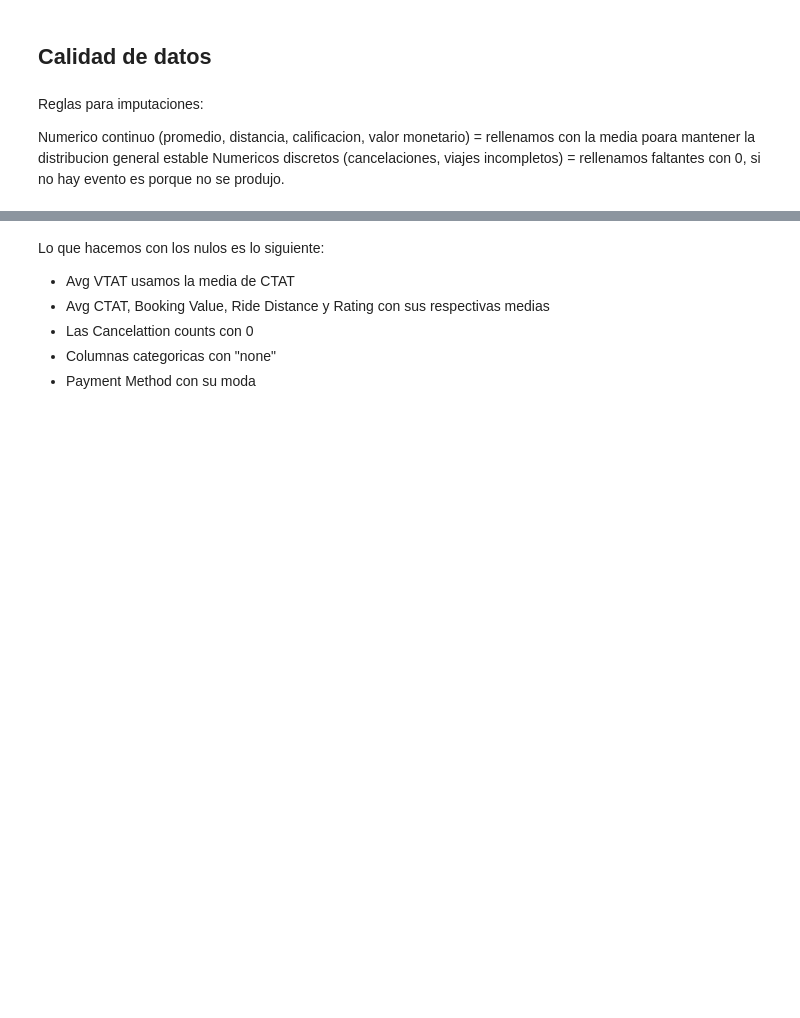
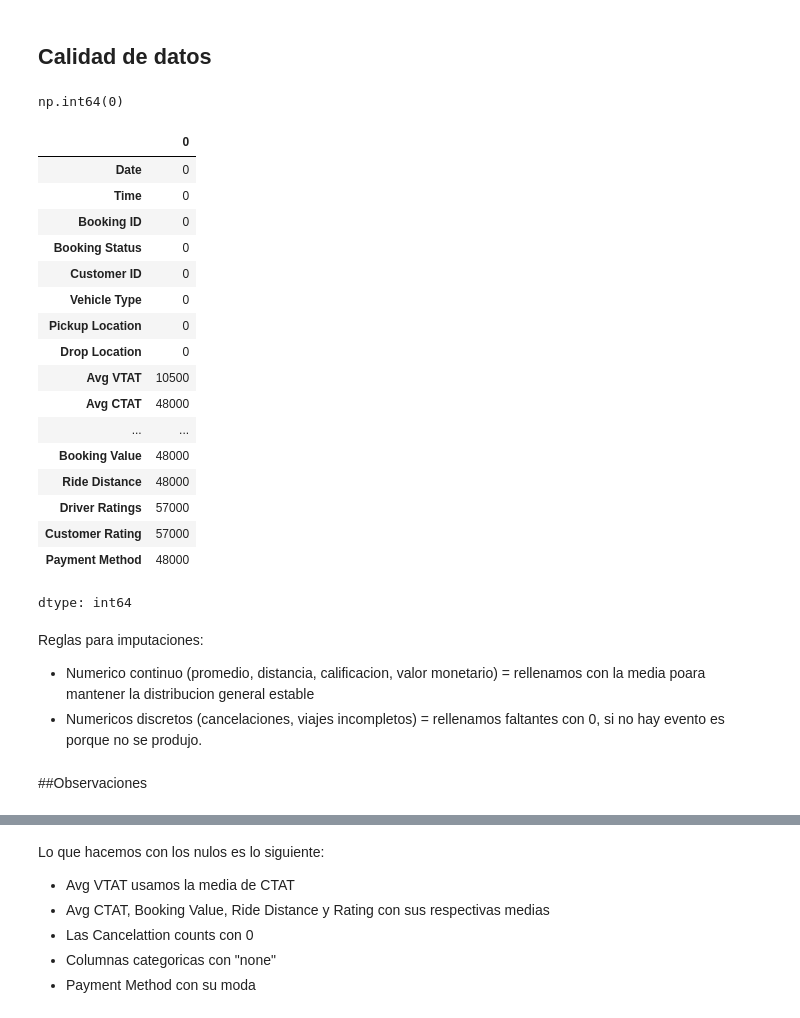
Before and after one commit to LucasP01/TFG, a Jupyter notebook: TFG_Lucas_Paleo.ipynb, the cells around one changed output, grey strips where cells are left out. Drawn from its saved outputs; the diff is of its cells as text; code cells hidden in the pictures; blank space fills up the shorter version.

Commit message:
Trabajo final de grado. Falta conectar correctamente colab a SQL para el insert. y comentar un poco mas el codigo

```diff
--- a/TFG_Lucas_Paleo.ipynb
+++ b/TFG_Lucas_Paleo.ipynb
@@ -77,8 +80,37 @@ uber.describe()
 | max | 20.000000 | 45.000000 | 1.0 | 1.0 | 1.0 | 4277.000000 | ... |
 # %% [markdown]
 ## Calidad de datos
+# %%
+#Buscamos registros duplicados
+uber.duplicated().sum()
+# %% [output]
+np.int64(0)
+# %%
+#Buscamos datos nulos
+uber.isnull().sum()
+# %% [output]
+|  | 0 |
+| Date | 0 |
+| Time | 0 |
+| Booking ID | 0 |
+| Booking Status | 0 |
+| Customer ID | 0 |
+| Vehicle Type | 0 |
+| Pickup Location | 0 |
+| Drop Location | 0 |
+| Avg VTAT | 10500 |
+| Avg CTAT | 48000 |
+| ... | ... |
+| Booking Value | 48000 |
+| Ride Distance | 48000 |
+| Driver Ratings | 57000 |
+| Customer Rating | 57000 |
+| Payment Method | 48000 |
+dtype: int64
 # %% [markdown]
 Reglas para imputaciones:
 
-Numerico continuo (promedio, distancia, calificacion, valor monetario) = rellenamos con la media poara mantener la distribucion general estable
-Numericos discretos (cancelaciones, viajes incompletos) = rellenamos faltantes con 0, si no hay evento es porque no se produjo.
+- Numerico continuo (promedio, distancia, calificacion, valor monetario) = rellenamos con la media poara mantener la distribucion general estable
+- Numericos discretos (cancelaciones, viajes incompletos) = rellenamos faltantes con 0, si no hay evento es porque no se produjo.
+# %% [markdown]
+##Observaciones
```
Also changed, not shown: parts of 16 cells of this notebook.
